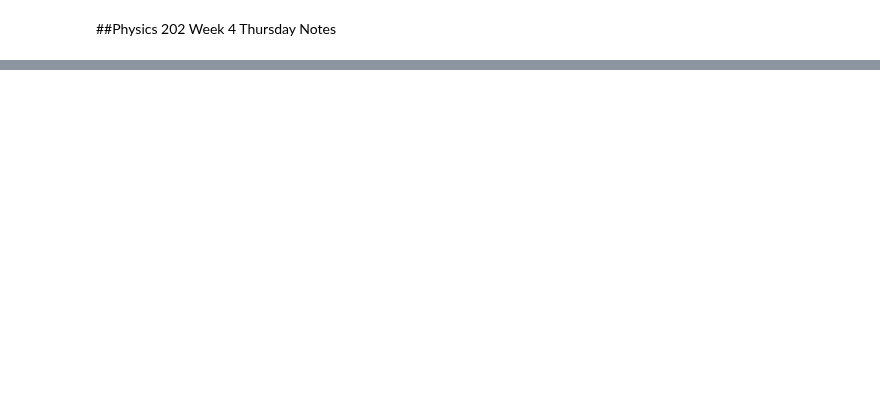
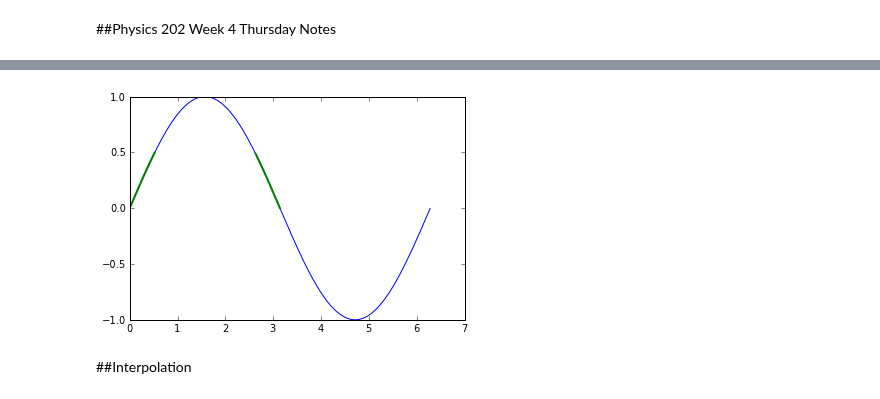
Before and after one commit to kbouch/PHYS202-S13, a Jupyter notebook: Week4/ThursdayNotes.ipynb, the cells around one changed output, grey strips where cells are left out. Cells and saved outputs as stored; diff of their text form; code cells hidden in the pictures; blank space fills up the shorter version.

```diff
--- a/Week4/ThursdayNotes.ipynb
+++ b/Week4/ThursdayNotes.ipynb
@@ -38,0 +91,15 @@ Vtot = pointPotential(x,y,q1,x1,y1) + dipolePotential(
+# %%
+y = np.sin(theta[mask])
+
+
+# make one value on the straight line equal to NaN
+ii = (y== max(y))
+y[ii] = NaN
+# %%
+plot(theta,np.sin(theta))
+plot(theta[mask],y,'g-',linewidth=2.0)
+show()
+# %% [output]
+[figure, added]
+# %% [markdown]
+##Interpolation
```
Also changed, not shown: parts of 8 cells of this notebook.
